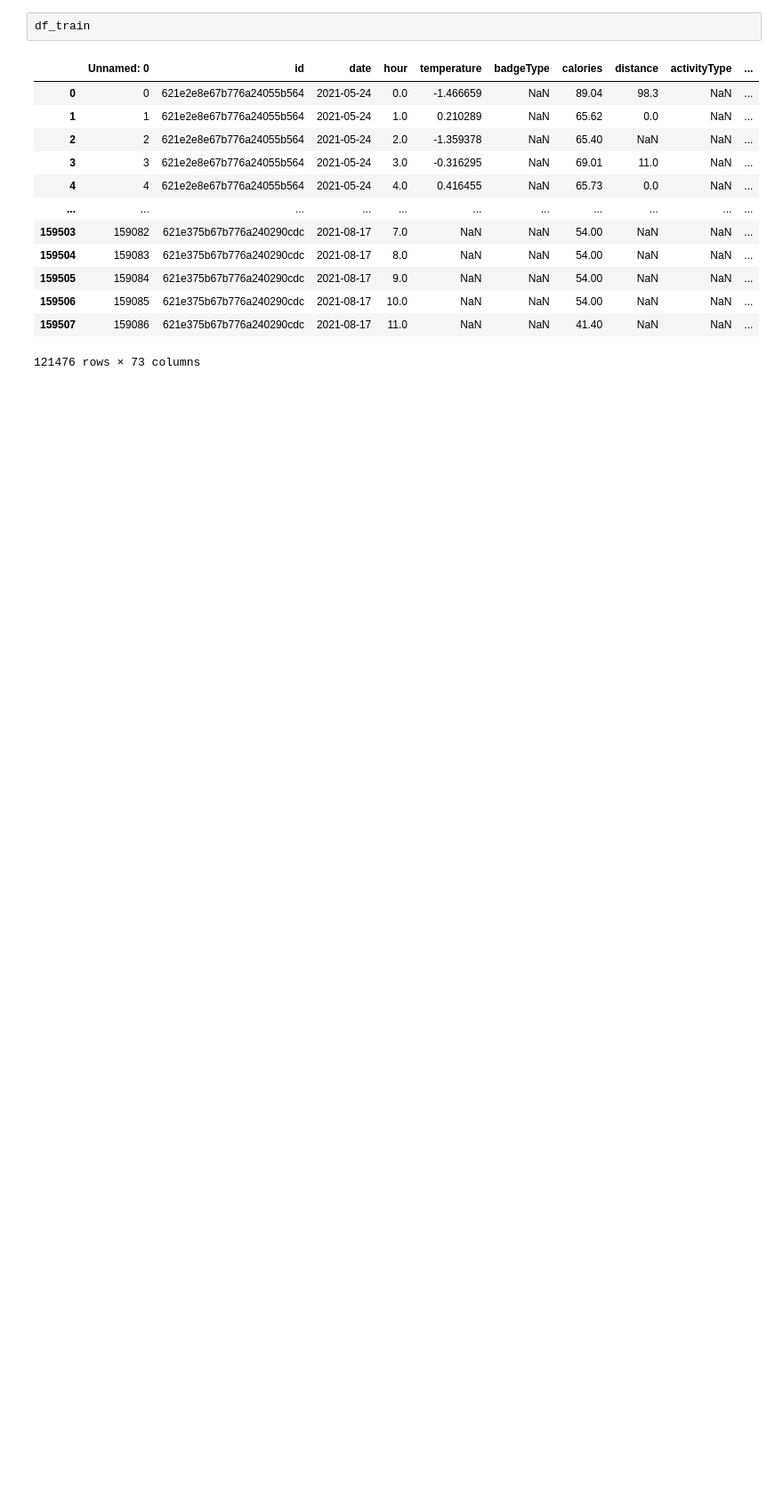
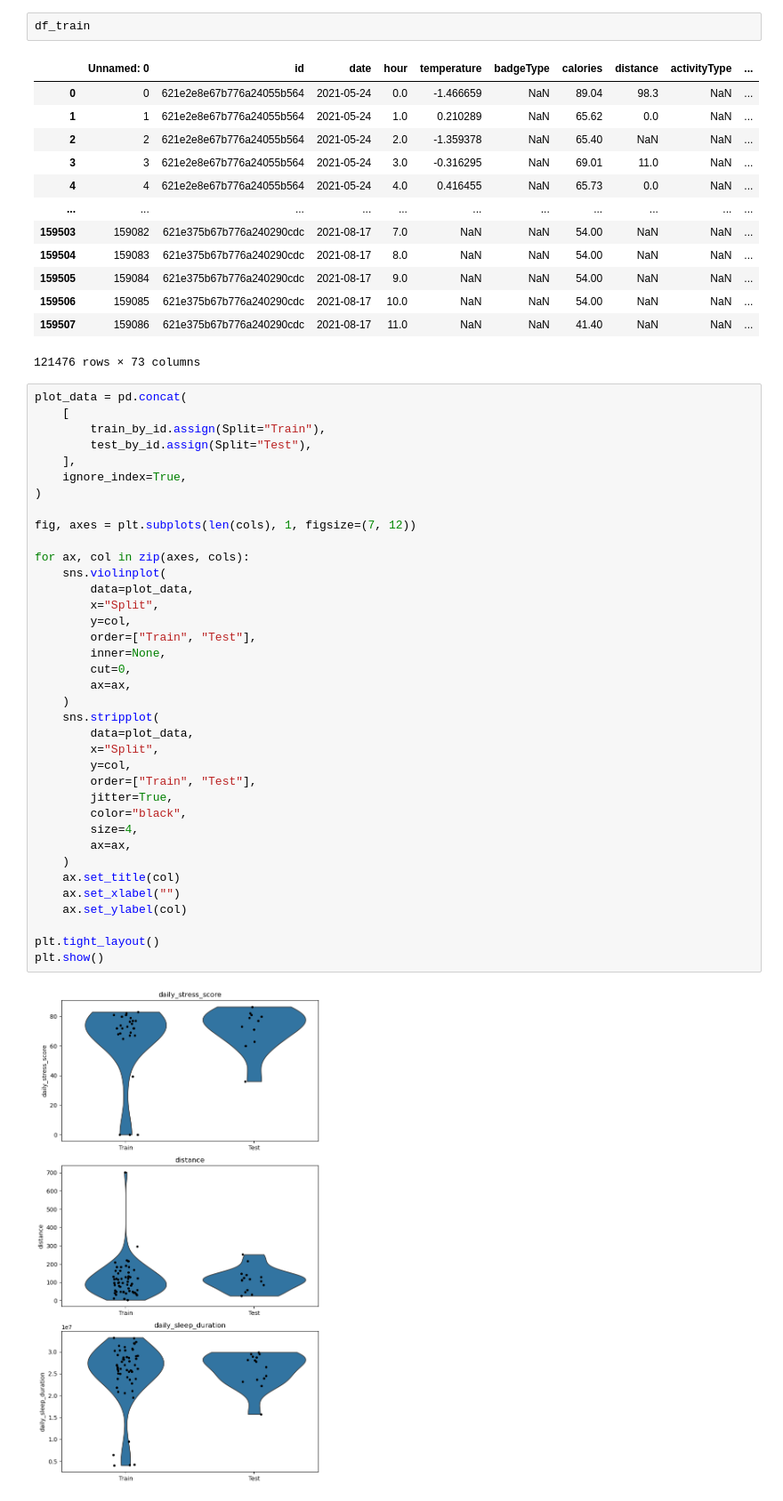
Before and after one commit to Erdos-Projects/fall-2026-bad-mood-prediction, a Jupyter notebook: src/splits/splitter_implementation.ipynb, the cells around one changed output. Shown at 89% size. Saved outputs shown, nothing was run; the diff lists cells and outputs as text; blank space fills up the shorter version.

Commit message:
update splitter

```diff
--- a/src/splits/splitter_implementation.ipynb
+++ b/src/splits/splitter_implementation.ipynb
@@ -109,4 +109,43 @@ df_train
 | 159506 | 159085 | 621e375b67b776a240290cdc | 2021-08-17 | 10.0 | NaN | NaN | 54.00 | NaN | NaN | ... |
 | 159507 | 159086 | 621e375b67b776a240290cdc | 2021-08-17 | 11.0 | NaN | NaN | 41.40 | NaN | NaN | ... |
 121476 rows × 73 columns
+# %%
+plot_data = pd.concat(
+    [
+        train_by_id.assign(Split="Train"),
+        test_by_id.assign(Split="Test"),
+    ],
+    ignore_index=True,
+)
+
+fig, axes = plt.subplots(len(cols), 1, figsize=(7, 12))
+
+for ax, col in zip(axes, cols):
+    sns.violinplot(
+        data=plot_data,
+        x="Split",
+        y=col,
+        order=["Train", "Test"],
+        inner=None,
+        cut=0,
+        ax=ax,
+    )
+    sns.stripplot(
+        data=plot_data,
+        x="Split",
+        y=col,
+        order=["Train", "Test"],
+        jitter=True,
+        color="black",
+        size=4,
+        ax=ax,
+    )
+    ax.set_title(col)
+    ax.set_xlabel("")
+    ax.set_ylabel(col)
+
+plt.tight_layout()
+plt.show()
+# %% [output]
+[figure, added]
 # %%
```
Also changed, not shown: parts of 4 cells of this notebook, 2 other files.
